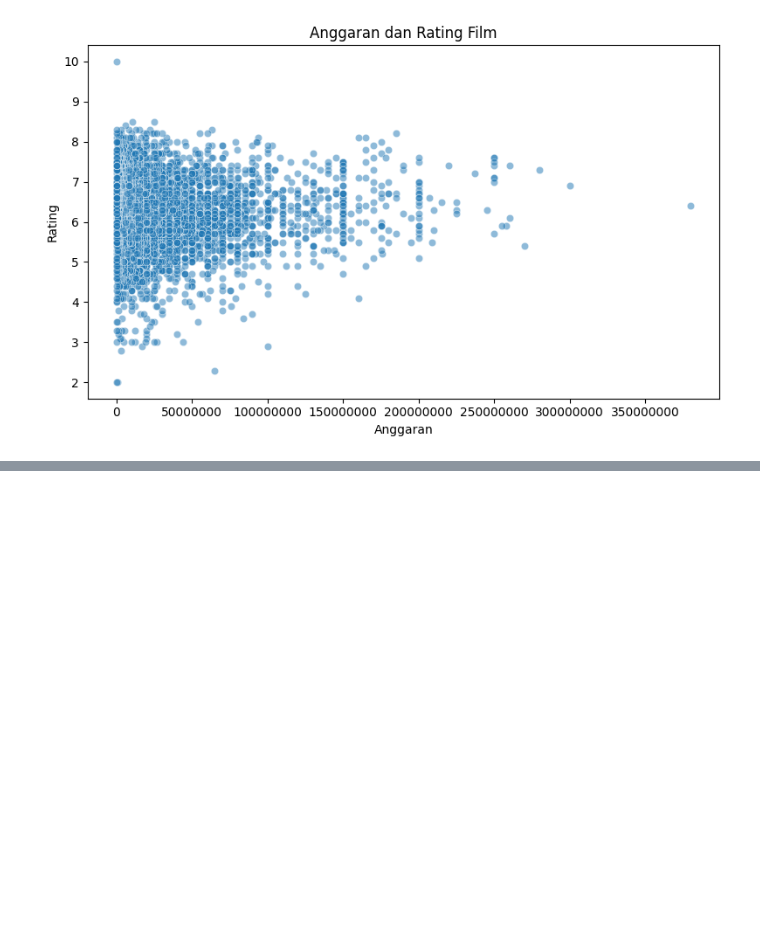
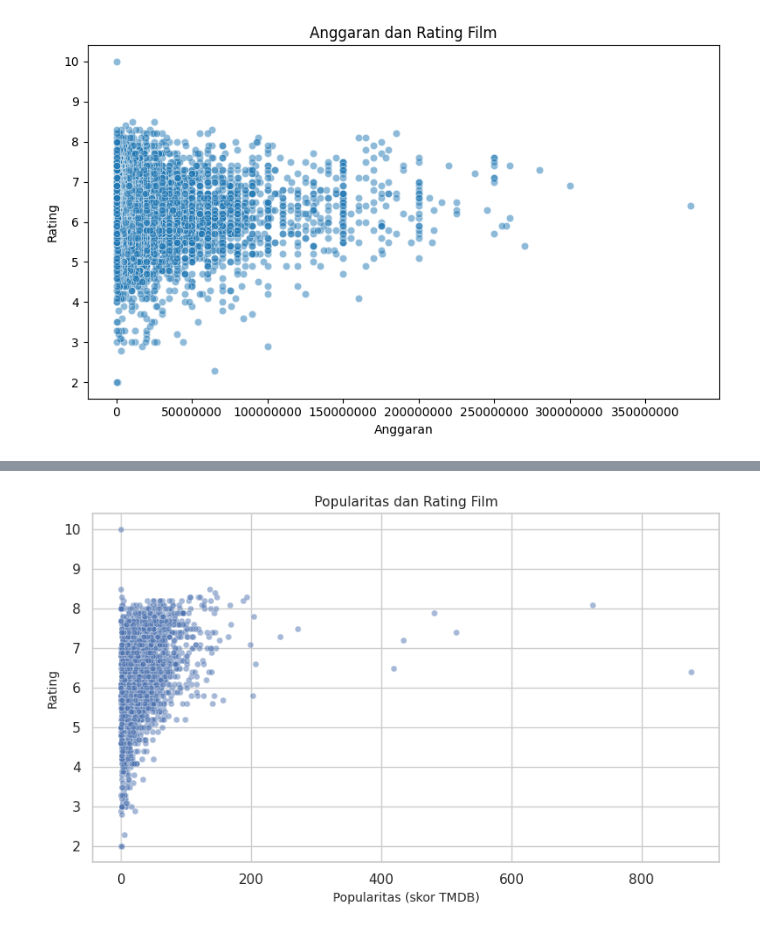
Before and after one commit to vaniararaandini03/Proyek-ProbStat-TMDB5000, a Jupyter notebook: Kel4_ProbSta.ipynb, the cells around one changed output, grey strips where cells are left out. Drawn from its saved outputs; the diff is of its cells as text; code cells hidden in the pictures; blank space fills up the shorter version.

```diff
--- a/Kel4_ProbSta.ipynb
+++ b/Kel4_ProbSta.ipynb
@@ -112,0 +136,18 @@ plt.show()
+# %%
+plt.figure(figsize=(8, 5))
+sns.scatterplot(
+    data=df,
+    x='popularity',
+    y='vote_average',
+    alpha=0.5,       # Transparansi titik
+    s=25            # Ukuran titik
+)
+
+plt.title('Popularitas dan Rating Film', fontsize=11)
+plt.xlabel('Popularitas (skor TMDB)', fontsize=10)
+plt.ylabel('Rating', fontsize=10)
+
+plt.tight_layout()
+plt.show()
+# %% [output]
+[figure, added]
```
Also changed, not shown: parts of 1 cell of this notebook.
